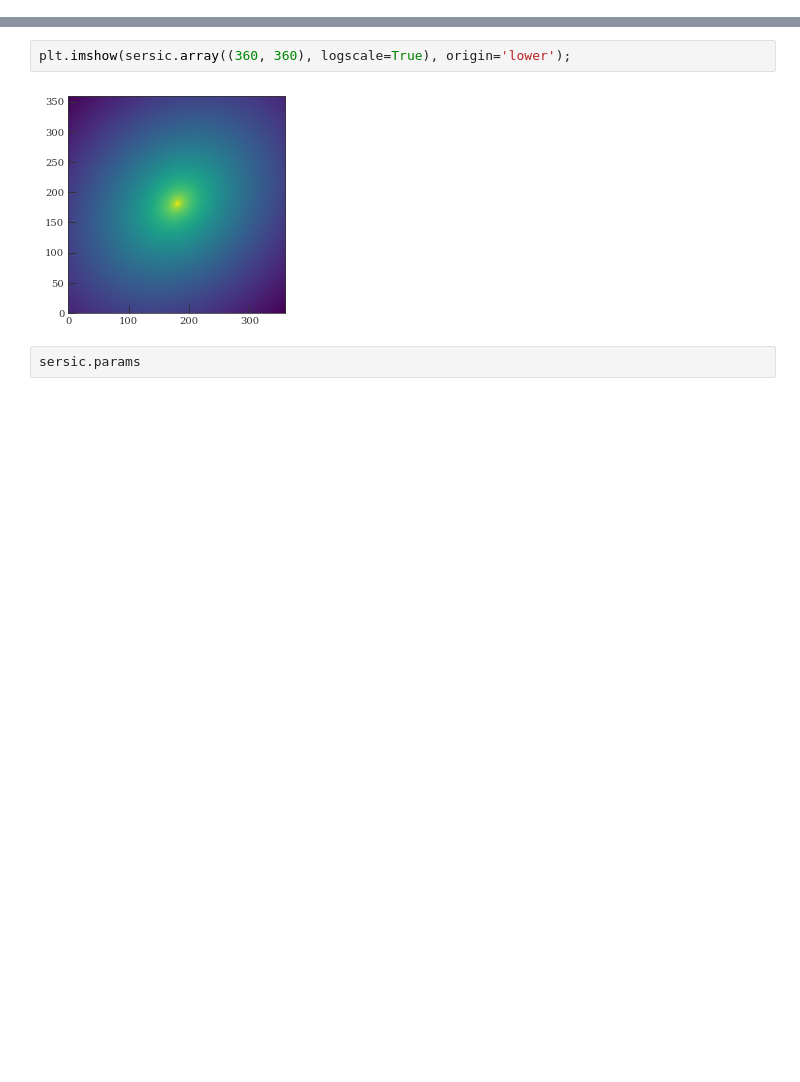
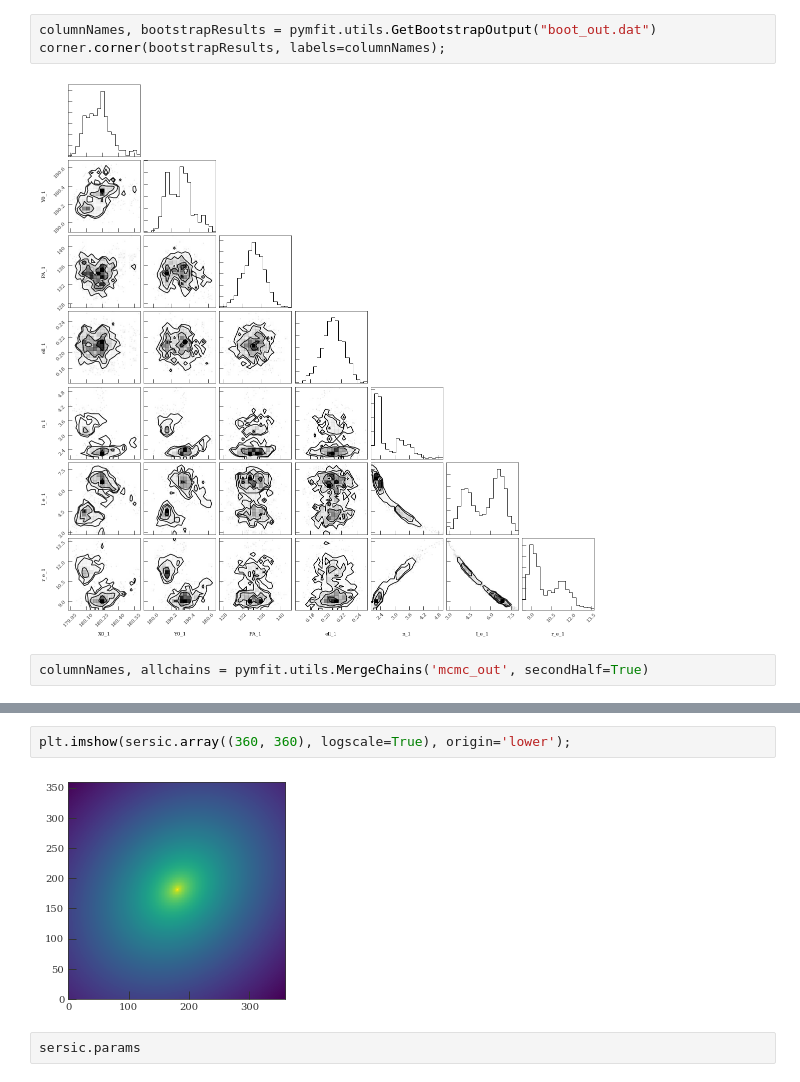
Before and after one commit to johnnygreco/pymfit, a Jupyter notebook: notebooks/example.ipynb, the cells around one changed output, grey strips where cells are left out. Drawn from its saved outputs; the diff is of its cells as text; blank space fills up the shorter version.

Commit message:
bootstrap option added

```diff
--- a/notebooks/example.ipynb
+++ b/notebooks/example.ipynb
@@ -9,2 +13,9 @@ sersic = pymfit.tasks.sersic_fit(img_fn, mask_kwargs=mask_kwargs, visualize=True
 # %% [output]
 [figure]
+# %%
+columnNames, bootstrapResults = pymfit.utils.GetBootstrapOutput("boot_out.dat")
+corner.corner(bootstrapResults, labels=columnNames);
+# %% [output]
+[figure, added]
+# %%
+columnNames, allchains = pymfit.utils.MergeChains('mcmc_out', secondHalf=True)
```
Also changed, not shown: parts of 3 cells of this notebook, 1 other file.
